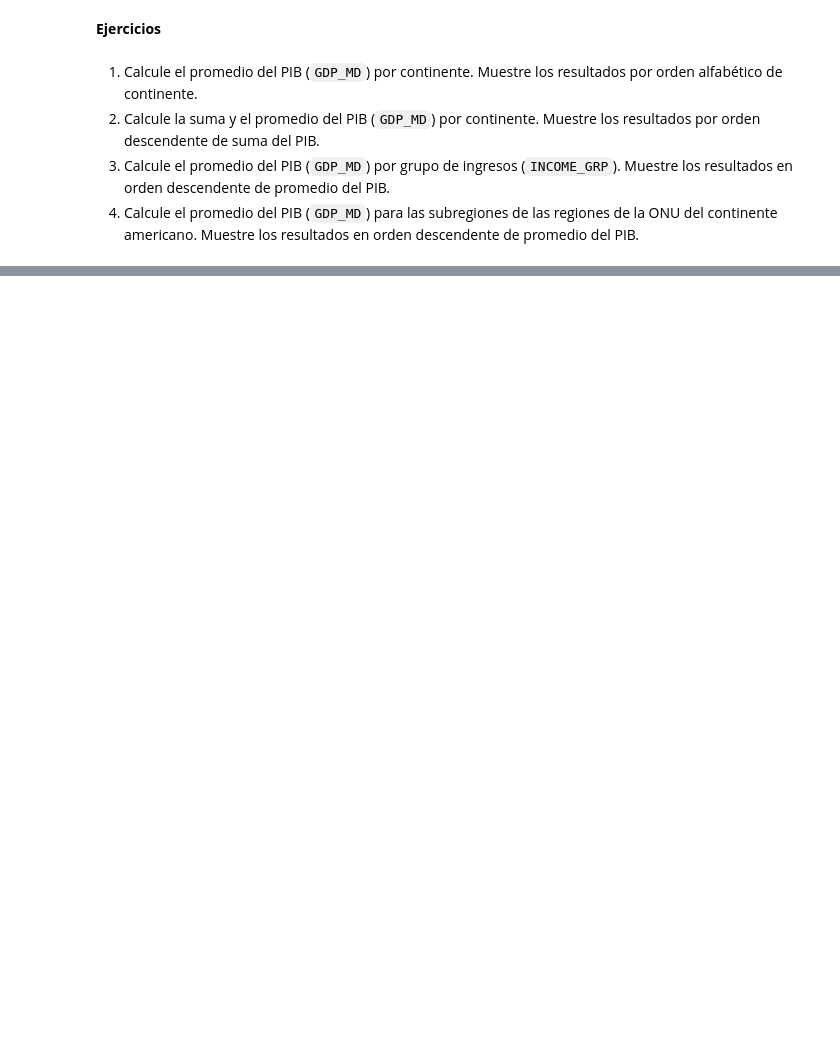
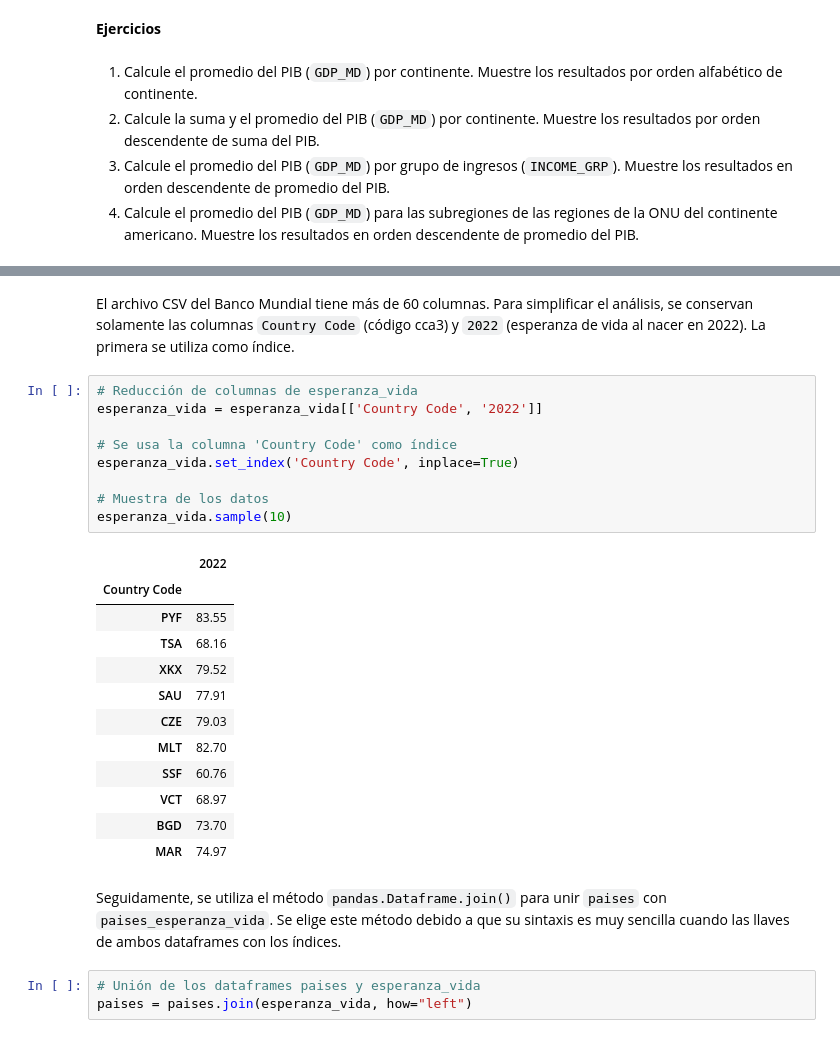
Before and after one commit to gf0657-programacionsig/2024-ii, a Jupyter notebook: _build/jupyter_execute/contenido/3/pandas.ipynb, the cells around one changed output, grey strips where cells are left out. Cells and saved outputs as stored; diff of their text form; blank space fills up the shorter version.

```diff
--- a/_build/jupyter_execute/contenido/3/pandas.ipynb
+++ b/_build/jupyter_execute/contenido/3/pandas.ipynb
@@ -753,0 +764,29 @@ memory usage: 28.5+ KB
+# %% [markdown]
+El archivo CSV del Banco Mundial tiene más de 60 columnas. Para simplificar el análisis, se conservan solamente las columnas `Country Code` (código cca3) y `2022` (esperanza de vida al nacer en 2022). La primera se utiliza como índice.
+# %%
+# Reducción de columnas de esperanza_vida
+esperanza_vida = esperanza_vida[['Country Code', '2022']]
+
+# Se usa la columna 'Country Code' como índice
+esperanza_vida.set_index('Country Code', inplace=True)
+
+# Muestra de los datos
+esperanza_vida.sample(10)
+# %% [output]
+|  | 2022 |
+| Country Code |  |
+| PYF | 83.55 |
+| TSA | 68.16 |
+| XKX | 79.52 |
+| SAU | 77.91 |
+| CZE | 79.03 |
+| MLT | 82.70 |
+| SSF | 60.76 |
+| VCT | 68.97 |
+| BGD | 73.70 |
+| MAR | 74.97 |
+# %% [markdown]
+Seguidamente, se utiliza el método `pandas.Dataframe.join()` para unir `paises` con `paises_esperanza_vida`. Se elige este método debido a que su sintaxis es muy sencilla cuando las llaves de ambos dataframes con los índices.
+# %%
+# Unión de los dataframes paises y esperanza_vida
+paises = paises.join(esperanza_vida, how="left")
```
Also changed, not shown: parts of 20 cells of this notebook, 33 other files.
